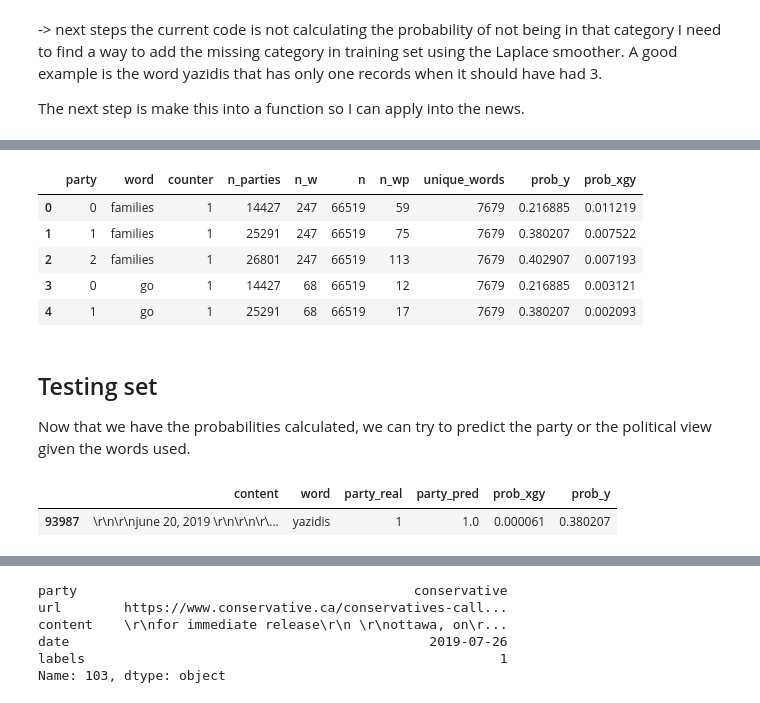
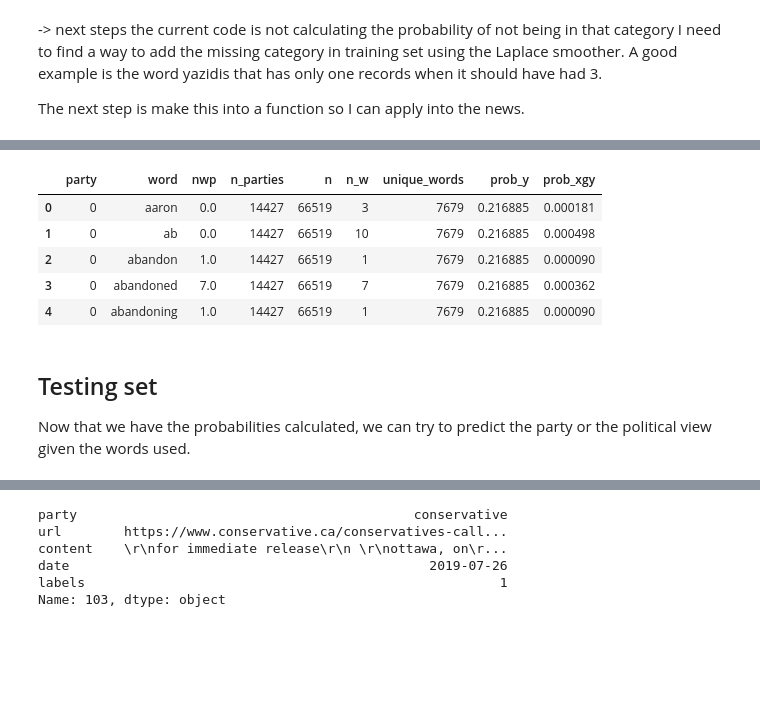
Before and after one commit to dresenhista/canada_election2019, a Jupyter notebook: election2019.ipynb, the cells around one changed output, grey strips where cells are left out. Drawn from its saved outputs; the diff is of its cells as text; code cells hidden in the pictures; blank space fills up the shorter version.

Commit message:
fixed contigency table for training and testing

```diff
--- a/election2019.ipynb
+++ b/election2019.ipynb
@@ -286,21 +264,0 @@ product = product.drop_duplicates(keep='last')
-# %%
-#created the contigence table
-contigence_table = pd.merge(single_words, counts, on=['word'])
-contigence_table['n'] =len(contigence_table['word'])
-contigence_table = contigence_table.drop_duplicates(keep='last')
-contigence_table = pd.merge(contigence_table, counts2, on=['word', 'party'])
-n_uniques = contigence_table['word'].nunique()
-contigence_table['unique_words'] = n_uniques
-contigence_table['prob_y'] = contigence_table['n_parties']/contigence_table['n']
-
-contigence_table['prob_xgy'] = (1 + contigence_table['n_w'])/(contigence_table['unique_words']+contigence_table['n_parties']) #+1 forlaplace smoother
-
-
-contigence_table.head()
-# %% [output]
-|  | party | word | counter | n_parties | n_w | n | n_wp | unique_words | prob_y | prob_xgy |
-| 0 | 0 | families | 1 | 14427 | 247 | 66519 | 59 | 7679 | 0.216885 | 0.011219 |
-| 1 | 1 | families | 1 | 25291 | 247 | 66519 | 75 | 7679 | 0.380207 | 0.007522 |
-| 2 | 2 | families | 1 | 26801 | 247 | 66519 | 113 | 7679 | 0.402907 | 0.007193 |
-| 3 | 0 | go | 1 | 14427 | 68 | 66519 | 12 | 7679 | 0.216885 | 0.003121 |
-| 4 | 1 | go | 1 | 25291 | 68 | 66519 | 17 | 7679 | 0.380207 | 0.002093 |
@@ -309,49 +265,16 @@ party = contigence_table[['party', 'prob_y', 'n_parties', 'unique_words', ]].dro
+# %%
+
+contigence_table = one_contigence_table(training_set,'content', 'party', stop)
+
+contigence_table[contigence_table['word']=='wall']
+contigence_table.head()
+# %% [output]
+|  | party | word | nwp | n_parties | n | n_w | unique_words | prob_y | prob_xgy |
+| 0 | 0 | aaron | 0.0 | 14427 | 66519 | 3 | 7679 | 0.216885 | 0.000181 |
+| 1 | 0 | ab | 0.0 | 14427 | 66519 | 10 | 7679 | 0.216885 | 0.000498 |
+| 2 | 0 | abandon | 1.0 | 14427 | 66519 | 1 | 7679 | 0.216885 | 0.000090 |
+| 3 | 0 | abandoned | 7.0 | 14427 | 66519 | 7 | 7679 | 0.216885 | 0.000362 |
+| 4 | 0 | abandoning | 1.0 | 14427 | 66519 | 1 | 7679 | 0.216885 | 0.000090 |
 # %% [markdown]
 ## Testing set
 Now that we have the probabilities calculated, we can try to predict the party or the political view given the words used.
-# %%
-#Step 6 tokenize the keywords in the testing set
-test_df = pd.DataFrame(data={'content': X_test, 'party_real': y_test})
-test_df = sentence_to_word(test_df, 'content', stop)
-
-
-rows = list()
-for row in test_df[['content','party_real','words']].iterrows():
-    r = row[1]
-    #print(r)
-    for word in r.words:
-        rows.append((r.content, r.party_real, word))
-
-test_df = pd.DataFrame(rows, columns=['content','party_real', 'word'])
-
-
-
-#applies the Laplace smoother for the words that are not present in the training dataset
-test_df = pd.merge(test_df, contigence_table[['party','word', 'prob_xgy']],  on=['word'], how='left')
-test_df.rename(columns  = {"party": "party_training"},inplace = True)
-
-
-#matrix product to reproduce party  by row
-product = pd.MultiIndex.from_product([test_df['word'], party['party']], names = ["word", "party_null"])
-product = pd.DataFrame(index = product).reset_index()
-product = product.drop_duplicates(keep='last')
-test_df = pd.merge(product, test_df, on = ['word'])
-
-#get the party unique_words, p_y and n_parties
-test_df = pd.merge(party, test_df, left_on = ['party'], right_on =['party_null'])
-
-test_df = test_df.sort_values(by=['content','word', 'party_training'] , ascending = [True, False, True])
-#fills out the pred party for the words not present in the training dataset
-test_df['prob_xgy'] = test_df['prob_xgy'].fillna(1/(test_df['unique_words']+test_df['n_parties']))
-test_df['party_pred'] = np.where(test_df['party_training'].isnull(), test_df['party_null'], test_df['party_training'])
-test_df = test_df[test_df['party']==test_df['party_pred']]
-test_df = test_df[['content', 'word','party_real','party_pred', 'prob_xgy', 'prob_y']]
-
-
-test_df = test_df.drop_duplicates(keep='last')
-
-test_df.head()
-test_df[test_df['word']=='yazidis'].head(10)
-# %% [output]
-|  | content | word | party_real | party_pred | prob_xgy | prob_y |
-| 93987 | \r\n\r\njune 20, 2019 \r\n\r\n\r\... | yazidis | 1 | 1.0 | 0.000061 | 0.380207 |
```
Also changed, not shown: parts of 20 cells of this notebook.
